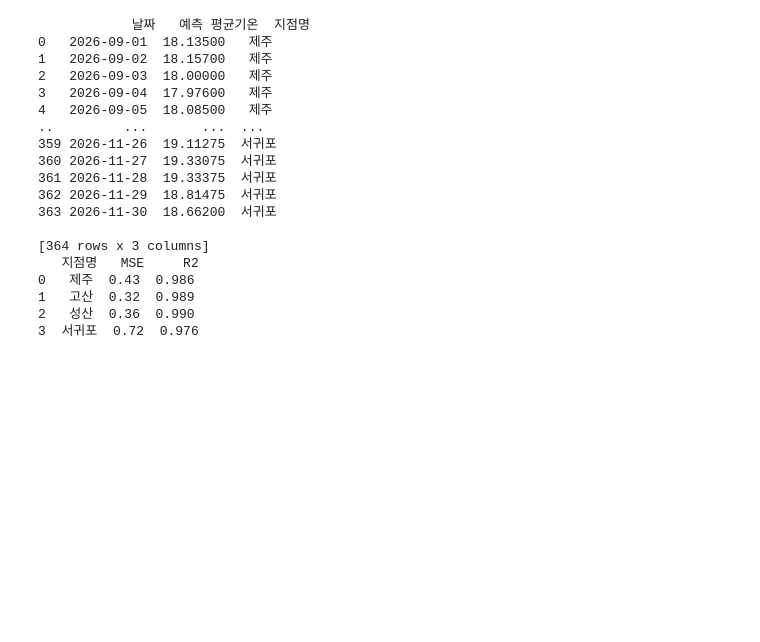
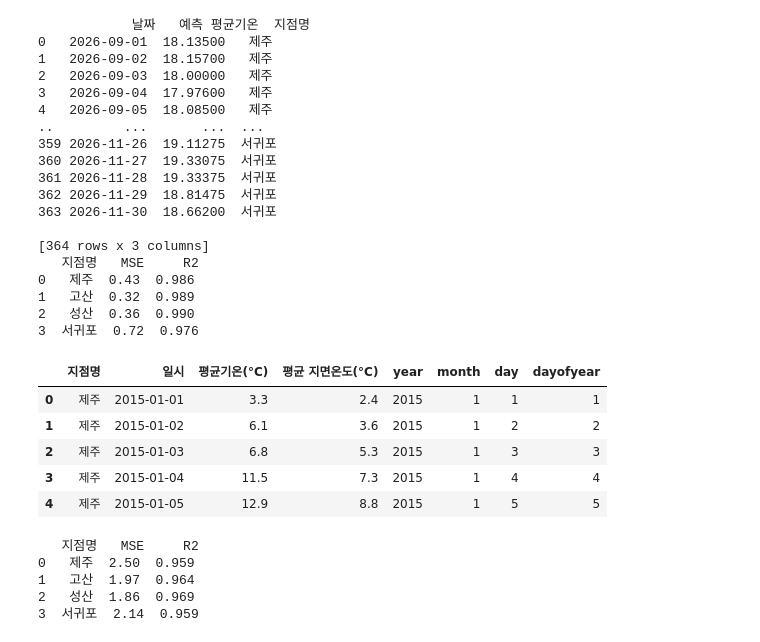
Before and after one commit to kaf829/Data_Baisc_Analyze, a Jupyter notebook: Weather_project/degree.ipynb, the cells around one changed output. Cells and saved outputs as stored; diff of their text form; code cells hidden in the pictures; blank space fills up the shorter version.

Commit message:
머신러닝 프로젝트(Weather)
- 26년 날씨 예측 프로젝트

```diff
--- a/Weather_project/degree.ipynb
+++ b/Weather_project/degree.ipynb
@@ -894,3 +894,25 @@ print(accuracy_df.head(5))
 1   고산  0.32  0.989
 2   성산  0.36  0.990
 3  서귀포  0.72  0.976
+# %%
+import pandas as pd
+
+file_path = "./weather_all_data_filled_mice.csv"
+
+df = pd.read_csv(file_path)
+df["일시"] = pd.to_datetime(df["일시"])
+df = df[["지점명", "일시", "평균기온(°C)", "평균 지면온도(°C)"]].dropna()
+
+df["year"] = df["일시"].dt.year
+df["month"] = df["일시"].dt.month
+df["day"] = df["일시"].dt.day
+df["dayofyear"] = df["일시"].dt.dayofyear
+
+df.head()
+# %% [output]
+|  | 지점명 | 일시 | 평균기온(°C) | 평균 지면온도(°C) | year | month | day | dayofyear |
+| 0 | 제주 | 2015-01-01 | 3.3 | 2.4 | 2015 | 1 | 1 | 1 |
+| 1 | 제주 | 2015-01-02 | 6.1 | 3.6 | 2015 | 1 | 2 | 2 |
+| 2 | 제주 | 2015-01-03 | 6.8 | 5.3 | 2015 | 1 | 3 | 3 |
+| 3 | 제주 | 2015-01-04 | 11.5 | 7.3 | 2015 | 1 | 4 | 4 |
+| 4 | 제주 | 2015-01-05 | 12.9 | 8.8 | 2015 | 1 | 5 | 5 |
@@ -896,0 +921,43 @@ print(accuracy_df.head(5))
+# %%
+from sklearn.model_selection import train_test_split
+from sklearn.ensemble import RandomForestRegressor
+from sklearn.impute import SimpleImputer
+from sklearn.metrics import mean_squared_error, r2_score
+import numpy as np
+
+results = []
+accuracy_scores = []
+
+for station in df["지점명"].unique():
+    station_df = df[df["지점명"] == station].copy()
+
+    if len(station_df) < 3650:
+        continue
+
+    X = station_df[["month", "day", "dayofyear", "평균 지면온도(°C)"]]
+    y = station_df["평균기온(°C)"]
+
+    imputer = SimpleImputer(strategy="mean")
+    X_imputed = imputer.fit_transform(X)
+
+    X_train, X_test, y_train, y_test = train_test_split(
+        X_imputed, y, test_size=0.2, shuffle=True, random_state=42
+    )
+
+    model = RandomForestRegressor(n_estimators=100, random_state=42)
+    model.fit(X_train, y_train)
+
+    y_pred = model.predict(X_test)
+    mse = mean_squared_error(y_test, y_pred)
+    r2 = r2_score(y_test, y_pred)
+
+    accuracy_scores.append({"지점명": station, "MSE": round(mse, 2), "R2": round(r2, 3)})
+
+accuracy_df = pd.DataFrame(accuracy_scores)
+print(accuracy_df)
+# %% [output]
+   지점명   MSE     R2
+0   제주  2.50  0.959
+1   고산  1.97  0.964
+2   성산  1.86  0.969
+3  서귀포  2.14  0.959
```
Also changed, not shown: parts of 4 cells of this notebook, 25 other files.
